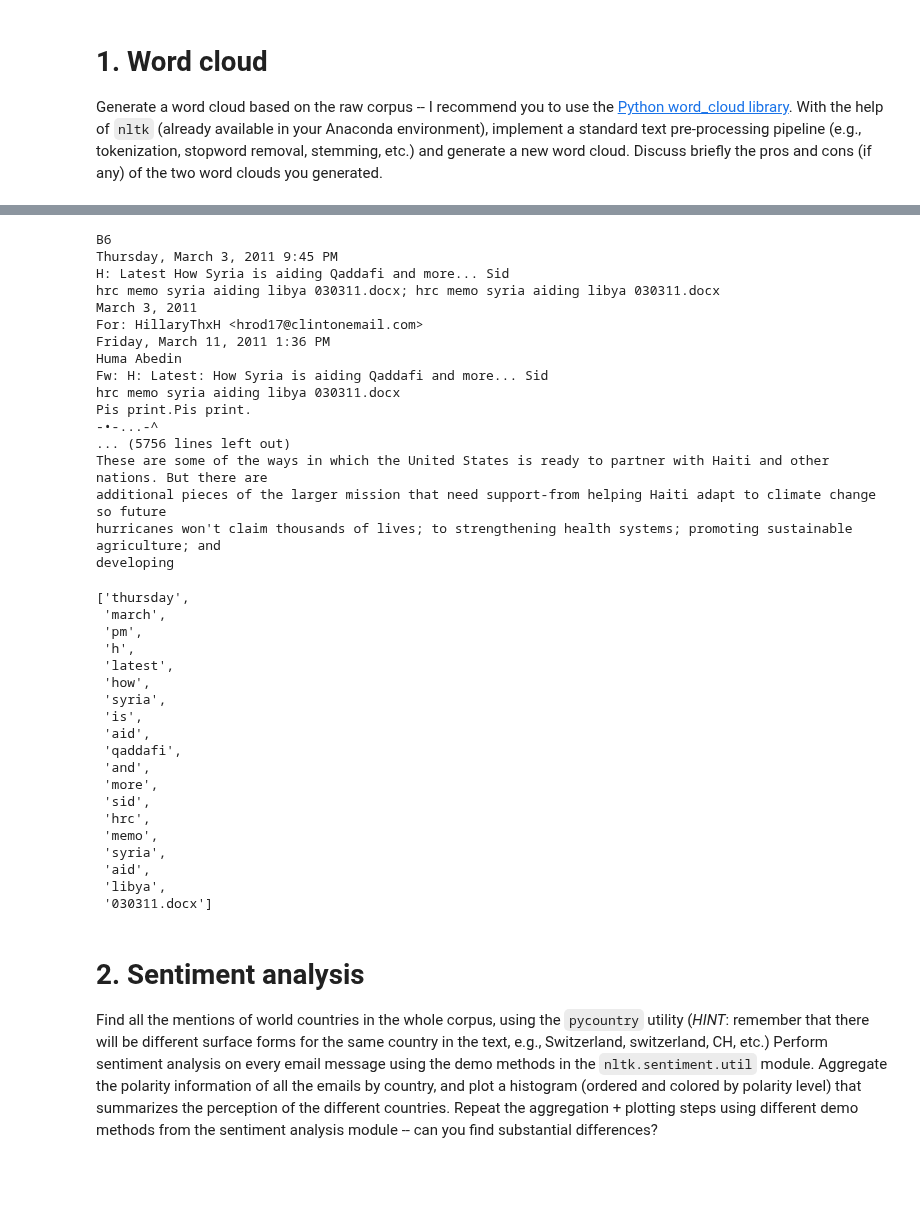
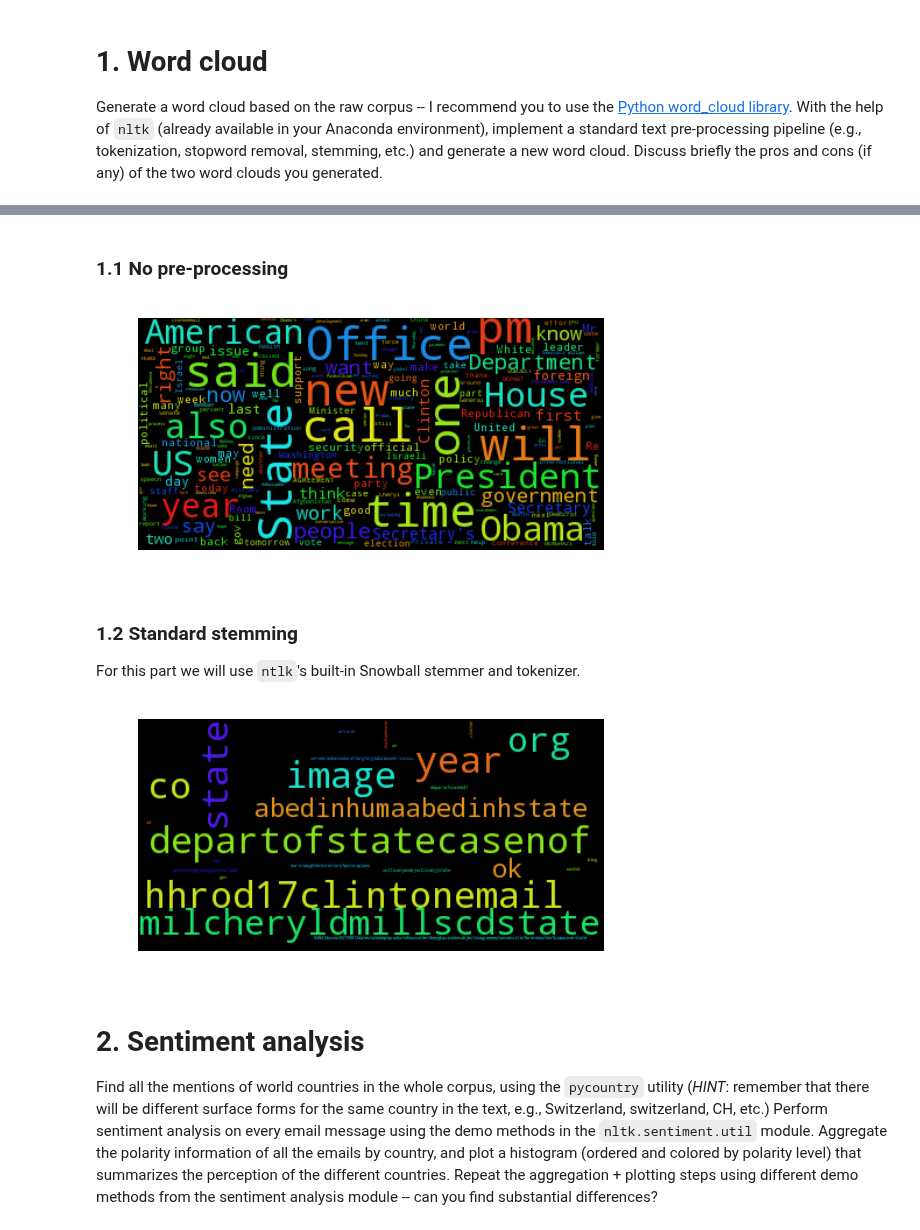
Before and after one commit to romac/ADAHomeworks, a Jupyter notebook: 05 - Taming Text/05 - Taming Text.ipynb, the cells around one changed output, grey strips where cells are left out. Saved outputs shown, nothing was run; the diff lists cells and outputs as text; code cells hidden in the pictures; blank space fills up the shorter version.

```diff
--- a/05 - Taming Text/05 - Taming Text.ipynb
+++ b/05 - Taming Text/05 - Taming Text.ipynb
@@ -70,3 +77,23 @@ df.sample(10)
+# %%
+from wordcloud import WordCloud
+
+def plot_wordcloud(cloud):
+    plt.figure()
+    plt.imshow(cloud)
+    plt.axis("off")
+    plt.show()
+# %% [markdown]
+### 1.1 No pre-processing
+# %%
+wordcloud = WordCloud(max_font_size=40).generate(raw_corpus)
+
+plot_wordcloud(wordcloud)
+# %% [output]
+[figure, added]
+# %% [markdown]
+### 1.2 Standard stemming
+
+For this part we will use `ntlk`'s built-in Snowball stemmer and tokenizer.
 # %%
 from nltk.stem.snowball import SnowballStemmer
 
@@ -85,50 +112,5 @@ def tokenize_and_stem(text):
             filtered_tokens.append(token)
     stems = [stemmer.stem(t) for t in filtered_tokens]
     return stems
-# %%
-raw = df['ExtractedBodyText'].dropna().reset_index()
-raw_corpus = ""
-for r in raw['ExtractedBodyText']:
-    raw_corpus += r
-# %% [output]
-B6
-Thursday, March 3, 2011 9:45 PM
-H: Latest How Syria is aiding Qaddafi and more... Sid
-hrc memo syria aiding libya 030311.docx; hrc memo syria aiding libya 030311.docx
-March 3, 2011
-For: HillaryThxH <hrod17@clintonemail.com>
-Friday, March 11, 2011 1:36 PM
-Huma Abedin
-Fw: H: Latest: How Syria is aiding Qaddafi and more... Sid
-hrc memo syria aiding libya 030311.docx
-Pis print.Pis print.
--•-...-^
-... (5756 lines left out)
-These are some of the ways in which the United States is ready to partner with Haiti and other nations. But there are
-additional pieces of the larger mission that need support-from helping Haiti adapt to climate change so future
-hurricanes won't claim thousands of lives; to strengthening health systems; promoting sustainable agriculture; and
-developing
 # %%
 tokenized = tokenize_and_stem(raw_corpus)
-# %%
-tokenized[1:20]
-# %% [output]
-['thursday',
- 'march',
- 'pm',
- 'h',
- 'latest',
- 'how',
- 'syria',
- 'is',
- 'aid',
- 'qaddafi',
- 'and',
- 'more',
- 'sid',
- 'hrc',
- 'memo',
- 'syria',
- 'aid',
- 'libya',
- '030311.docx']
@@ -135,3 +121,9 @@ tokenized[1:20]
+# %%
+wordcloud_processed = WordCloud().generate(flat_tok)
+
+plot_wordcloud(wordcloud_processed)
+# %% [output]
+[figure, added]
 # %% [markdown]
 # 2. Sentiment analysis
 
```
Also changed, not shown: parts of 5 cells of this notebook.
